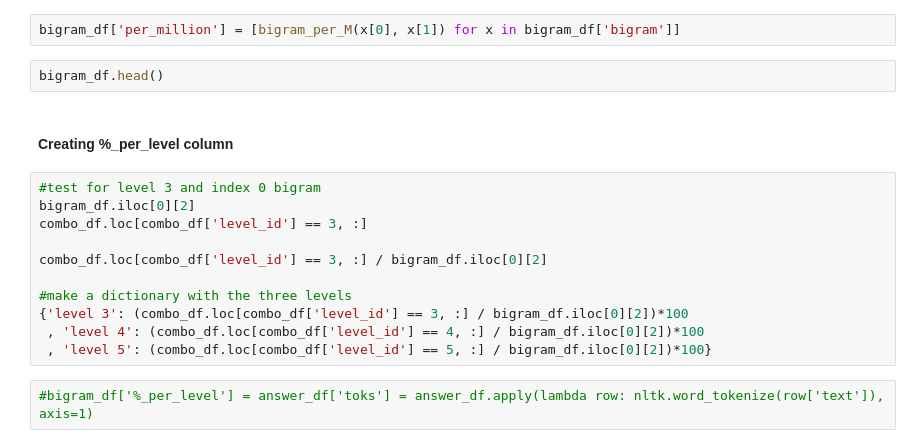
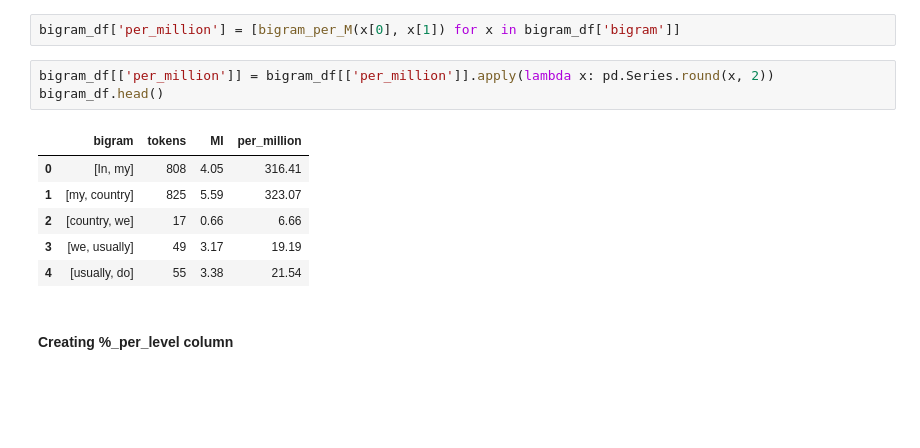
Before and after one commit to Data-Science-for-Linguists/Bigram-analysis-of-writing-from-the-ELI, a Jupyter notebook: project_code2.ipynb, the cells around one changed output. Cells and saved outputs as stored; diff of their text form; blank space fills up the shorter version.

```diff
--- a/project_code2.ipynb
+++ b/project_code2.ipynb
@@ -693,19 +705,14 @@ bigram_per_M(test[0], test[1])
 # %%
 bigram_df['per_million'] = [bigram_per_M(x[0], x[1]) for x in bigram_df['bigram']]
-# %%
-bigram_df.head()
+# %%
+bigram_df[['per_million']] = bigram_df[['per_million']].apply(lambda x: pd.Series.round(x, 2))
+bigram_df.head()
+# %% [output]
+|  | bigram | tokens | MI | per_million |
+| 0 | [In, my] | 808 | 4.05 | 316.41 |
+| 1 | [my, country] | 825 | 5.59 | 323.07 |
+| 2 | [country, we] | 17 | 0.66 | 6.66 |
+| 3 | [we, usually] | 49 | 3.17 | 19.19 |
+| 4 | [usually, do] | 55 | 3.38 | 21.54 |
 # %% [markdown]
 #### Creating %\_per_level column
-# %%
-#test for level 3 and index 0 bigram
-bigram_df.iloc[0][2]
-combo_df.loc[combo_df['level_id'] == 3, :]
-
-combo_df.loc[combo_df['level_id'] == 3, :] / bigram_df.iloc[0][2]
-
-#make a dictionary with the three levels
-{'level 3': (combo_df.loc[combo_df['level_id'] == 3, :] / bigram_df.iloc[0][2])*100
- , 'level 4': (combo_df.loc[combo_df['level_id'] == 4, :] / bigram_df.iloc[0][2])*100
- , 'level 5': (combo_df.loc[combo_df['level_id'] == 5, :] / bigram_df.iloc[0][2])*100}
-# %%
-#bigram_df['%_per_level'] = answer_df['toks'] = answer_df.apply(lambda row: nltk.word_tokenize(row['text']), axis=1)
```
Also changed, not shown: parts of 14 cells of this notebook, 1 other file.
